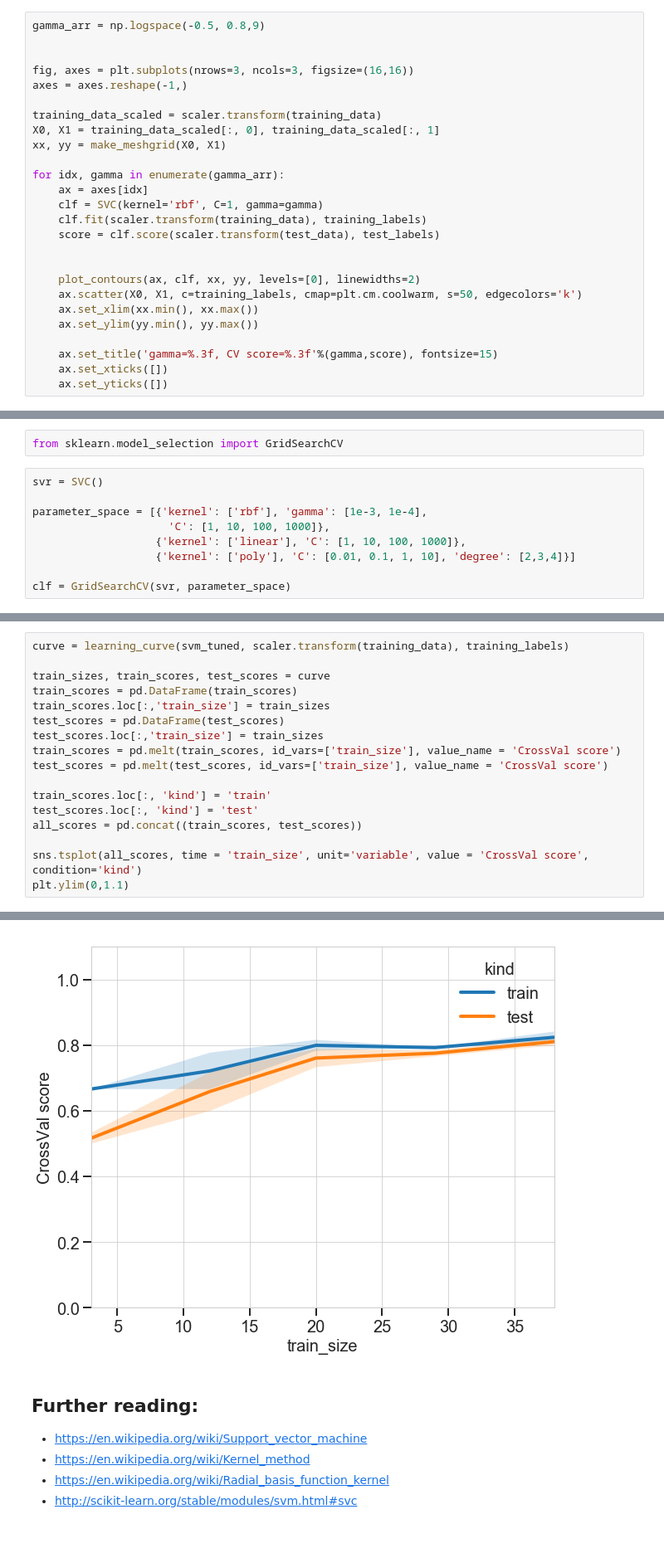
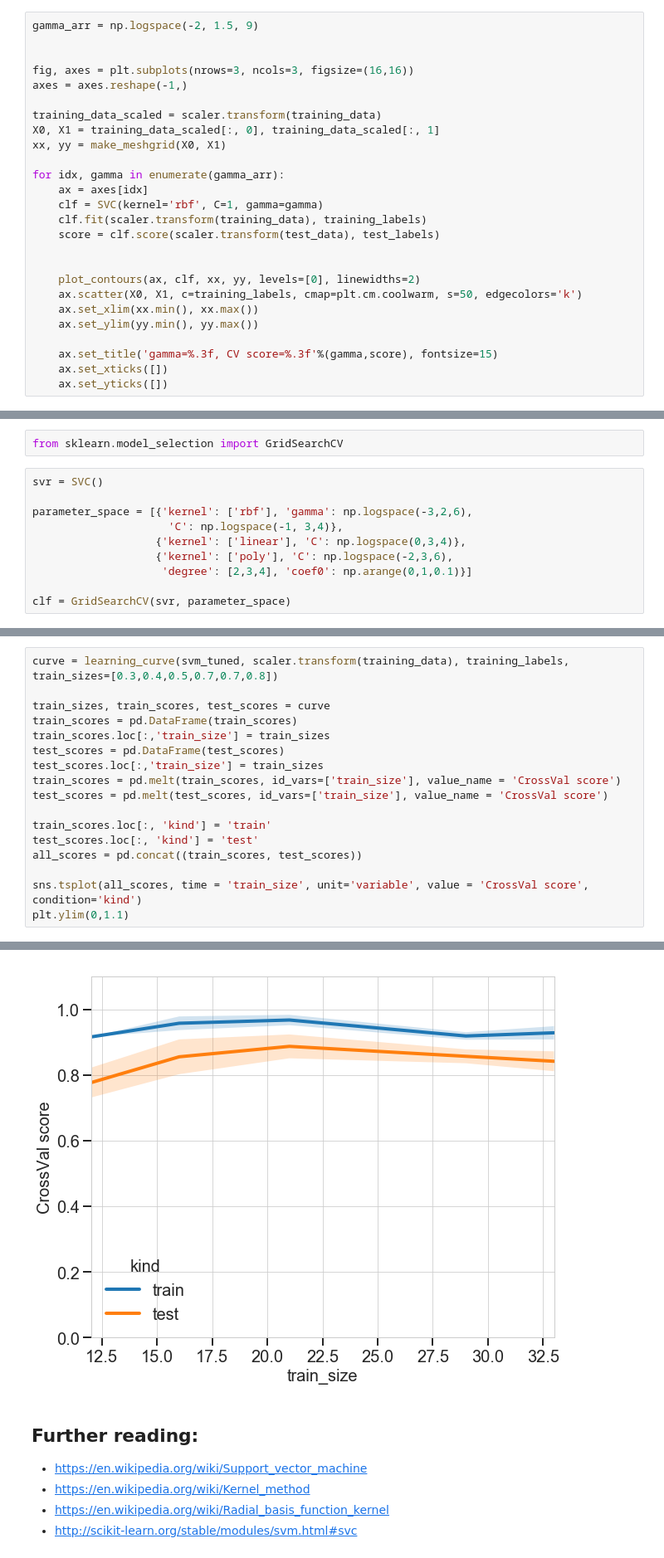
Before and after one commit to JanaLasser/data-science-course, a Jupyter notebook: day4/more_svm.ipynb, the cells around one changed output, grey strips where cells are left out. Shown at 83% size. Drawn from its saved outputs; the diff is of its cells as text.

```diff
--- a/day4/more_svm.ipynb
+++ b/day4/more_svm.ipynb
@@ -426,7 +438,7 @@ ax.set_yticks([])
 # %% [markdown]
 ### How does `gamma` influence the classifier?
 # %%
-gamma_arr = np.logspace(-0.5, 0.8,9)
+gamma_arr = np.logspace(-2, 1.5, 9)
 
 
 fig, axes = plt.subplots(nrows=3, ncols=3, figsize=(16,16))
@@ -460,10 +472,11 @@ from sklearn.model_selection import GridSearchCV
 # %%
 svr = SVC()
 
-parameter_space = [{'kernel': ['rbf'], 'gamma': [1e-3, 1e-4],
-                     'C': [1, 10, 100, 1000]},
-                   {'kernel': ['linear'], 'C': [1, 10, 100, 1000]},
-                   {'kernel': ['poly'], 'C': [0.01, 0.1, 1, 10], 'degree': [2,3,4]}]
+parameter_space = [{'kernel': ['rbf'], 'gamma': np.logspace(-3,2,6),
+                     'C': np.logspace(-1, 3,4)},
+                   {'kernel': ['linear'], 'C': np.logspace(0,3,4)},
+                   {'kernel': ['poly'], 'C': np.logspace(-2,3,6),
+                    'degree': [2,3,4], 'coef0': np.arange(0,1,0.1)}]
 
 clf = GridSearchCV(svr, parameter_space)
 # %%
@@ -495,25 +508,25 @@ SVC(C=0.1, cache_size=200, class_weight=None, coef0=0.0,
   max_iter=-1, probability=False, random_state=None, shrinking=True,
   tol=0.001, verbose=False)
 # %%
-curve = learning_curve(svm_tuned, scaler.transform(training_data), training_labels)
+curve = learning_curve(svm_tuned, scaler.transform(training_data), training_labels, train_sizes=[0.3,0.4,0.5,0.7,0.7,0.8])
 
 train_sizes, train_scores, test_scores = curve
 train_scores = pd.DataFrame(train_scores)
 train_scores.loc[:,'train_size'] = train_sizes
 test_scores = pd.DataFrame(test_scores)
 test_scores.loc[:,'train_size'] = train_sizes
 train_scores = pd.melt(train_scores, id_vars=['train_size'], value_name = 'CrossVal score')
 test_scores = pd.melt(test_scores, id_vars=['train_size'], value_name = 'CrossVal score')
 
 train_scores.loc[:, 'kind'] = 'train'
 test_scores.loc[:, 'kind'] = 'test'
 all_scores = pd.concat((train_scores, test_scores))
 
 sns.tsplot(all_scores, time = 'train_size', unit='variable', value = 'CrossVal score', condition='kind')
 plt.ylim(0,1.1)
 # %% [output]
 (0, 1.1)
-[figure, old version]
+[figure, new version]
 # %% [markdown]
 ## Further reading:
 * https://en.wikipedia.org/wiki/Support_vector_machine
```
Also changed, not shown: parts of 29 cells of this notebook.
